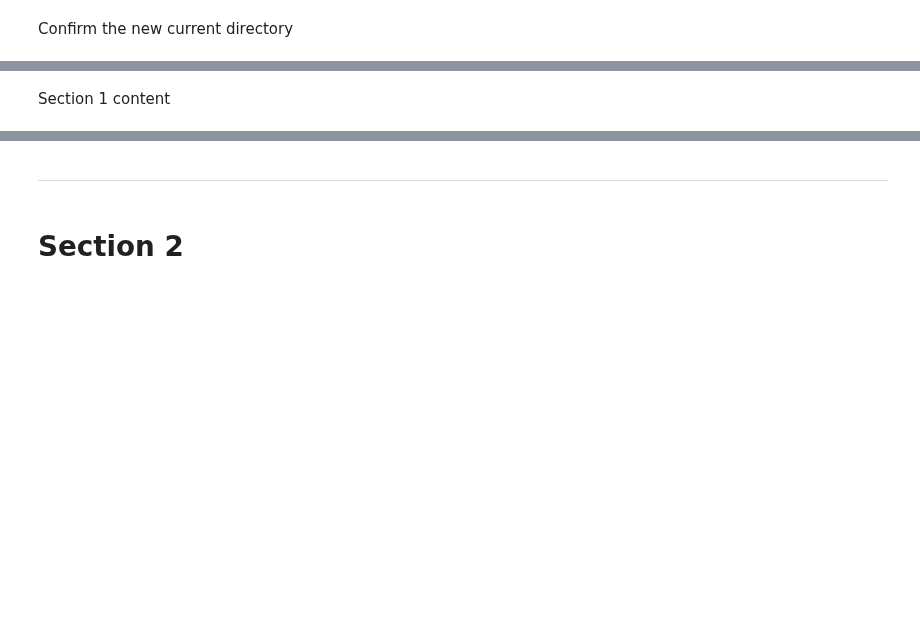
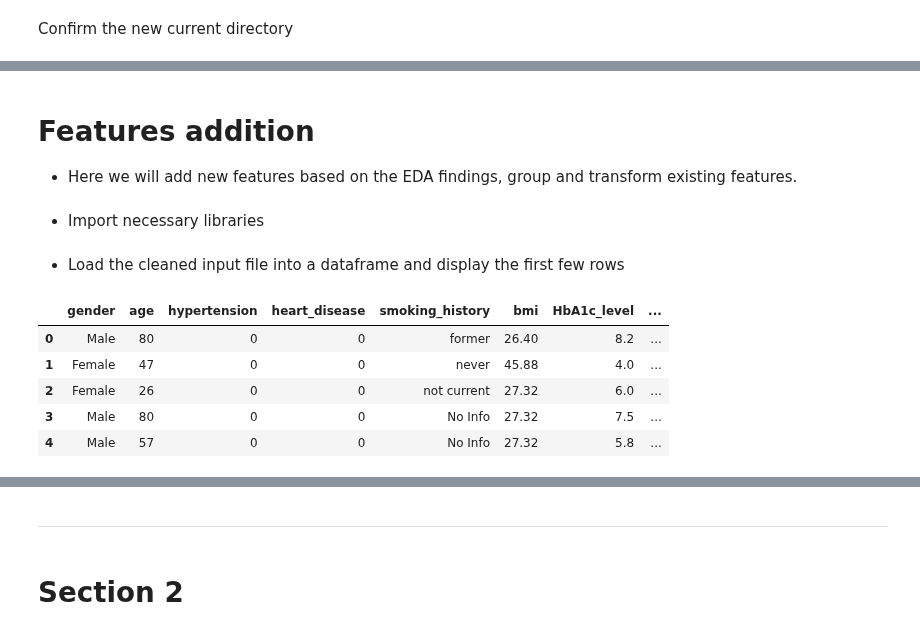
Before and after one commit to nivedhita369/Healthcare_Diabetes_Analysis, a Jupyter notebook: jupyter_notebooks/Feature_Engineering.ipynb, the cells around one changed output, grey strips where cells are left out. Cells and saved outputs as stored; diff of their text form; code cells hidden in the pictures; blank space fills up the shorter version.

```diff
--- a/jupyter_notebooks/Feature_Engineering.ipynb
+++ b/jupyter_notebooks/Feature_Engineering.ipynb
@@ -46,2 +51,6 @@ current_dir
-# %% [markdown]
-Section 1 content
+# %% [markdown]
+# Features addition
+
+* Here we will add new features based on the EDA findings, group and transform existing features.
+# %% [markdown]
+* Import necessary libraries
@@ -47,0 +60,12 @@ Section 1 content
+# %% [markdown]
+* Load the cleaned input file into a dataframe and display the first few rows
+# %%
+df = pd.read_csv('Data/cleaned/cleaned_diabetes_data.csv')
+df.head()
+# %% [output]
+|  | gender | age | hypertension | heart_disease | smoking_history | bmi | HbA1c_level | ... |
+| 0 | Male | 80 | 0 | 0 | former | 26.40 | 8.2 | ... |
+| 1 | Female | 47 | 0 | 0 | never | 45.88 | 4.0 | ... |
+| 2 | Female | 26 | 0 | 0 | not current | 27.32 | 6.0 | ... |
+| 3 | Male | 80 | 0 | 0 | No Info | 27.32 | 7.5 | ... |
+| 4 | Male | 57 | 0 | 0 | No Info | 27.32 | 5.8 | ... |
```
Also changed, not shown: parts of 20 cells of this notebook.
